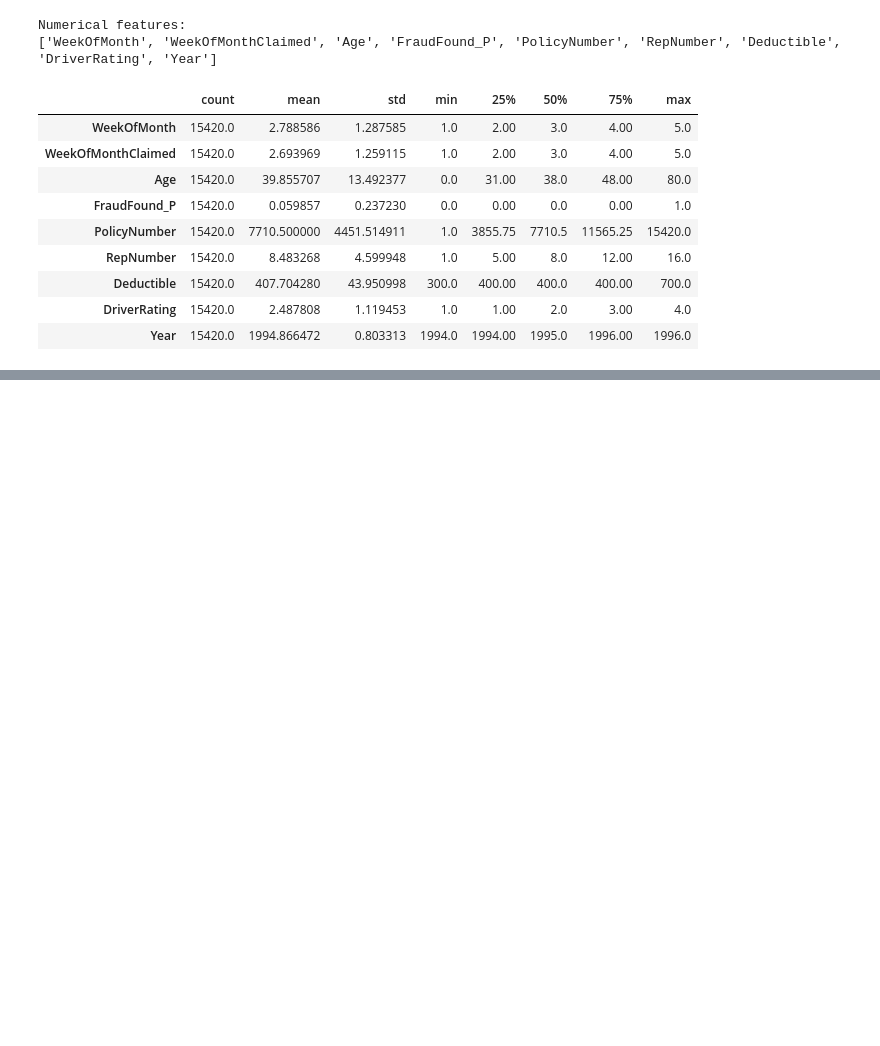
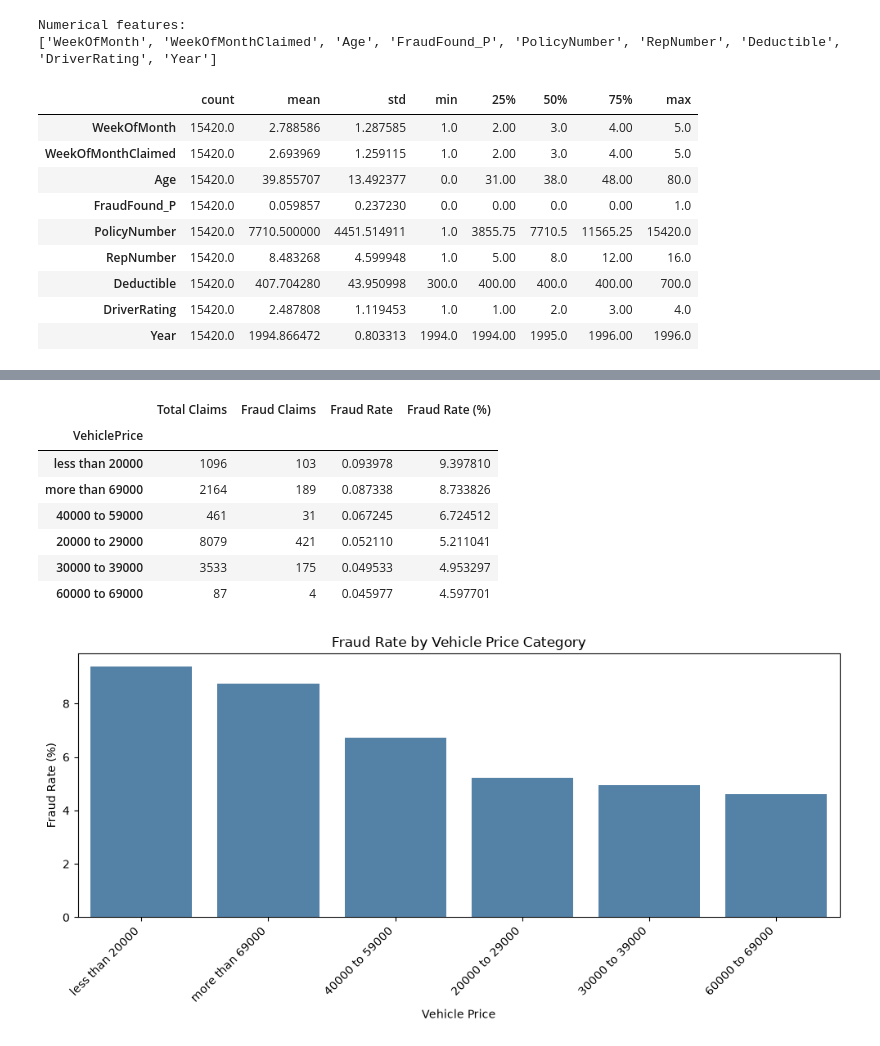
Before and after one commit to m-arij/f20dl-vehicle-fraud-ug-group9, a Jupyter notebook: notebooks/tabular_eda.ipynb, the cells around one changed output, grey strips where cells are left out. Drawn from its saved outputs; the diff is of its cells as text; code cells hidden in the pictures; blank space fills up the shorter version.

```diff
--- a/notebooks/tabular_eda.ipynb
+++ b/notebooks/tabular_eda.ipynb
@@ -211,0 +282,41 @@ Numerical features:
+# %%
+price_fraud = (
+    df.groupby("VehiclePrice")["FraudFound_P"]
+    .agg(["count", "sum", "mean"])
+    .sort_values("mean", ascending=False)
+)
+
+price_fraud.columns = [
+    "Total Claims",
+    "Fraud Claims",
+    "Fraud Rate"
+]
+
+price_fraud["Fraud Rate (%)"] = price_fraud["Fraud Rate"] * 100
+
+display(price_fraud)
+
+plt.figure(figsize=(10, 5))
+
+sns.barplot(
+    x=price_fraud.index,
+    y=price_fraud["Fraud Rate (%)"],
+    color="steelblue"
+)
+
+plt.title("Fraud Rate by Vehicle Price Category")
+plt.xlabel("Vehicle Price")
+plt.ylabel("Fraud Rate (%)")
+plt.xticks(rotation=45, ha="right")
+plt.tight_layout()
+plt.show()
+# %% [output]
+|  | Total Claims | Fraud Claims | Fraud Rate | Fraud Rate (%) |
+| VehiclePrice |  |  |  |  |
+| less than 20000 | 1096 | 103 | 0.093978 | 9.397810 |
+| more than 69000 | 2164 | 189 | 0.087338 | 8.733826 |
+| 40000 to 59000 | 461 | 31 | 0.067245 | 6.724512 |
+| 20000 to 29000 | 8079 | 421 | 0.052110 | 5.211041 |
+| 30000 to 39000 | 3533 | 175 | 0.049533 | 4.953297 |
+| 60000 to 69000 | 87 | 4 | 0.045977 | 4.597701 |
+[figure, added]
```
Also changed, not shown: parts of 3 cells of this notebook.
